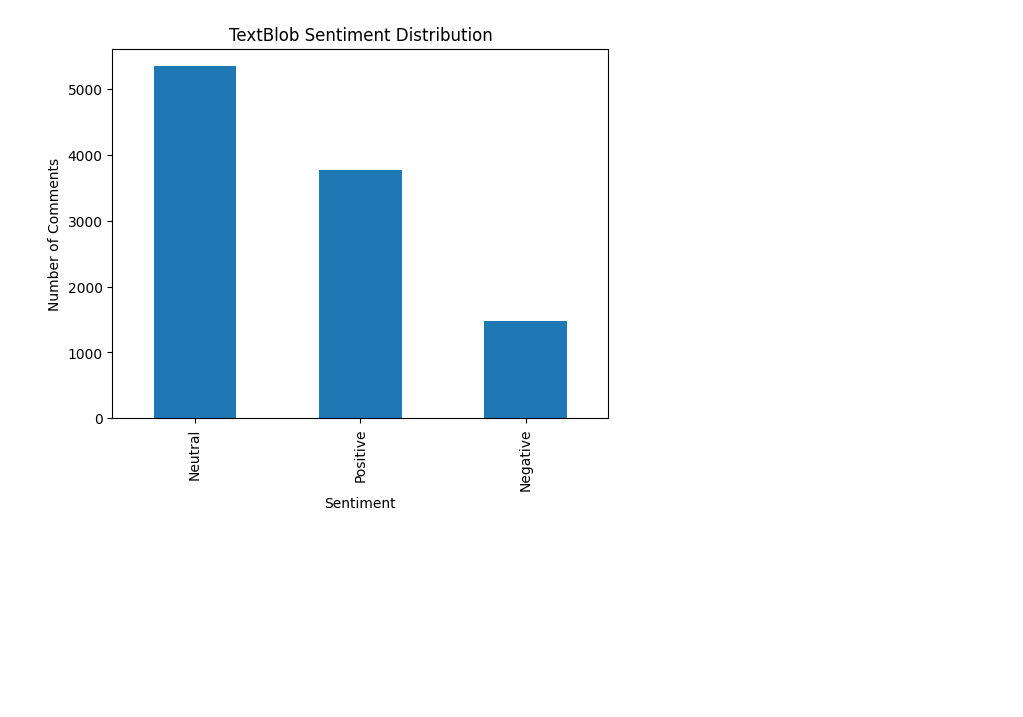
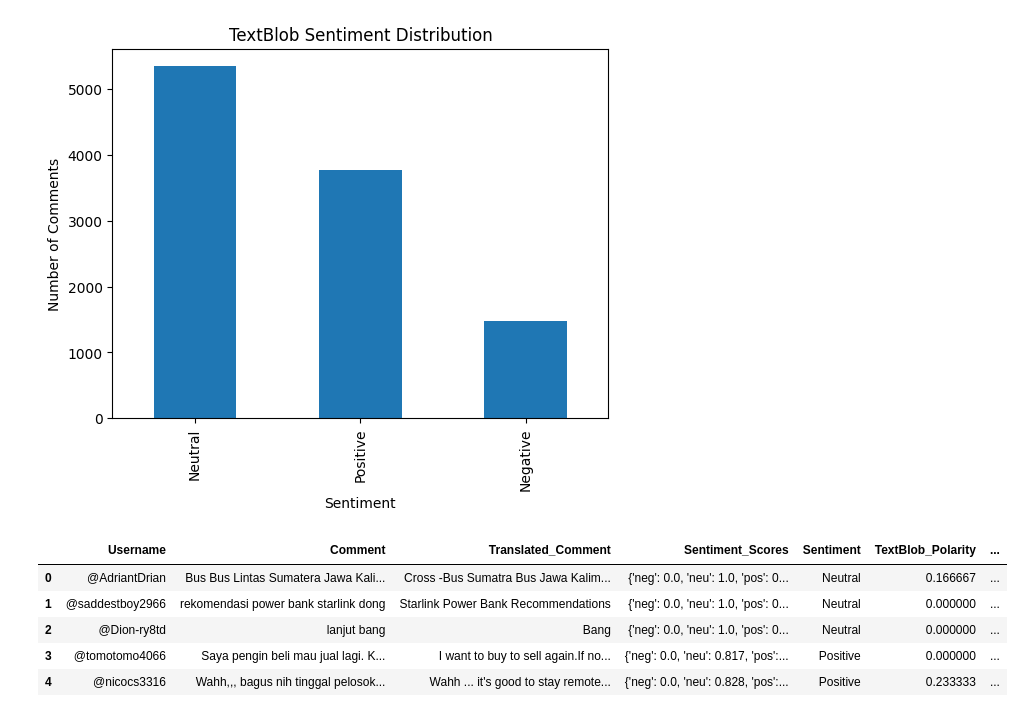
Before and after one commit to Us9r/vault, a Jupyter notebook: UAS_Big_Data/Sentimen_analysis__vader_textblob.ipynb, the cells around one changed output. Drawn from its saved outputs; the diff is of its cells as text; code cells hidden in the pictures; blank space fills up the shorter version.

```diff
--- a/UAS_Big_Data/Sentimen_analysis__vader_textblob.ipynb
+++ b/UAS_Big_Data/Sentimen_analysis__vader_textblob.ipynb
@@ -371,0 +376,9 @@ Name: count, dtype: int64
+# %%
+df_example.head()
+# %% [output]
+|  | Username | Comment | Translated_Comment | Sentiment_Scores | Sentiment | TextBlob_Polarity | ... |
+| 0 | @AdriantDrian | Bus Bus Lintas Sumatera Jawa Kali... | Cross -Bus Sumatra Bus Jawa Kalim... | {'neg': 0.0, 'neu': 1.0, 'pos': 0... | Neutral | 0.166667 | ... |
+| 1 | @saddestboy2966 | rekomendasi power bank starlink dong | Starlink Power Bank Recommendations | {'neg': 0.0, 'neu': 1.0, 'pos': 0... | Neutral | 0.000000 | ... |
+| 2 | @Dion-ry8td | lanjut bang | Bang | {'neg': 0.0, 'neu': 1.0, 'pos': 0... | Neutral | 0.000000 | ... |
+| 3 | @tomotomo4066 | Saya pengin beli mau jual lagi. K... | I want to buy to sell again.If no... | {'neg': 0.0, 'neu': 0.817, 'pos':... | Positive | 0.000000 | ... |
+| 4 | @nicocs3316 | Wahh,,, bagus nih tinggal pelosok... | Wahh ... it's good to stay remote... | {'neg': 0.0, 'neu': 0.828, 'pos':... | Positive | 0.233333 | ... |
```
Also changed, not shown: parts of 1 cell of this notebook.
